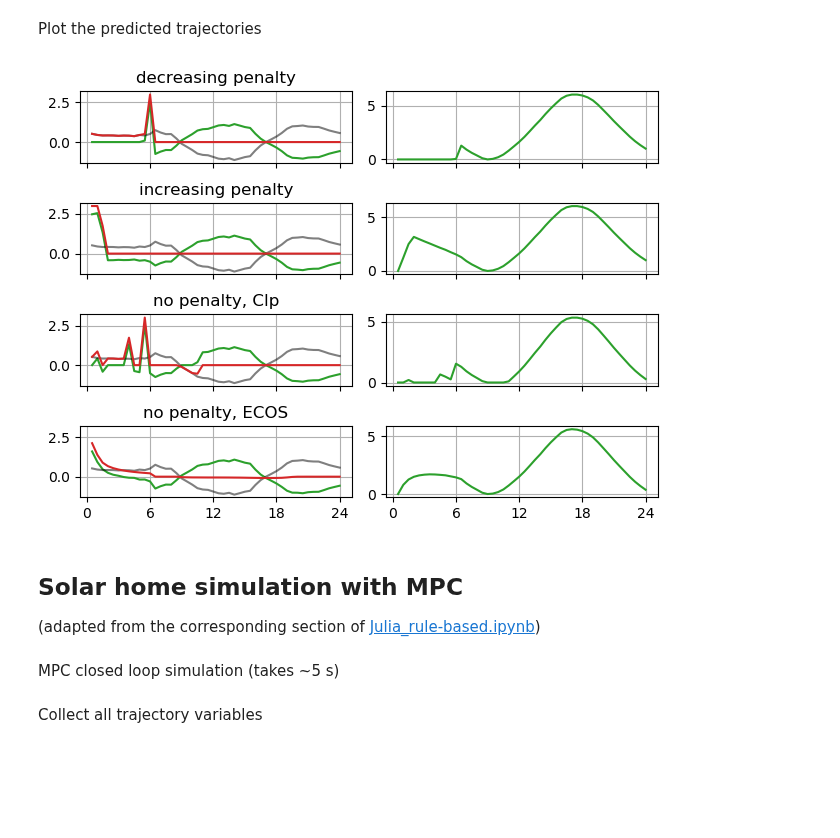
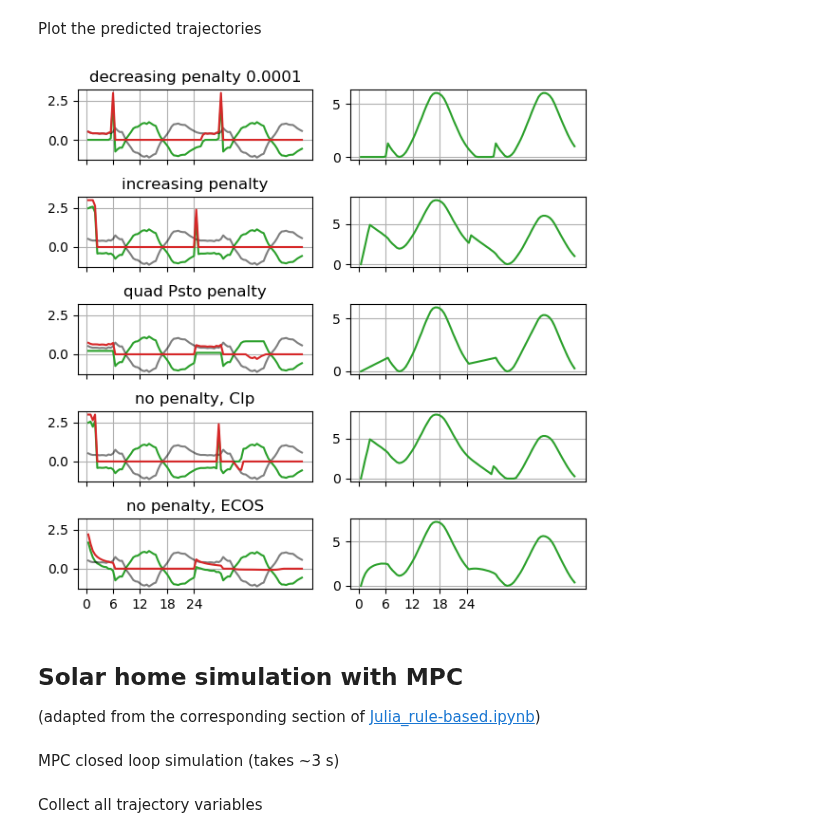
Before and after one commit to pierre-haessig/solarhome-control-bench, a Jupyter notebook: methods/julia_jump_mpc/julia_mpc.ipynb, the cells around one changed output. Saved outputs shown, nothing was run; the diff lists cells and outputs as text; code cells hidden in the pictures; blank space fills up the shorter version.

Commit message:
expand and update Julia MPC notebook with JuMP 0.21.5
expansions:
- quadratic norm penalty of Psto
- effect of penalty weight

```diff
--- a/methods/julia_jump_mpc/julia_mpc.ipynb
+++ b/methods/julia_jump_mpc/julia_mpc.ipynb
@@ -553,8 +574,16 @@ control_mpc2(1,0.)
 # %% [markdown]
 ### 2.C Validation of the control
 # %%
-H = 48
+H = 48*2
 forecast = make_daily_mean_forecast(H)
-control_mpc2_dec = make_mpc(params, dt, forecast)
-control_mpc2_inc = make_mpc(params, dt, forecast, penal_type="inc")
-control_mpc2_none = make_mpc(params, dt, forecast, penal_type="");
+
+penal_weight=1e-4
+
+# Various penalties
+control_mpc2_dec = make_mpc(params, dt, forecast, penal_weight=penal_weight)
+control_mpc2_inc = make_mpc(params, dt, forecast, penal_type="inc", penal_weight=penal_weight)
+control_mpc2_quad = make_mpc(params, dt, forecast, penal_type="quadsto", penal_weight=penal_weight, optimizer=ECOS.Optimizer);
+
+# No penalty: Clp vs ECOS
+control_mpc2_none_Clp = make_mpc(params, dt, forecast, penal_type="")
+control_mpc2_none_ECOS = make_mpc(params, dt, forecast, penal_type="", optimizer=ECOS.Optimizer);
@@ -566,31 +592,31 @@ Plot the predicted trajectories
 # %%
 E_k = 0. # Initial battery energy
 k = 1 # decision instant
 
-control_list = control_mpc2_dec, control_mpc2_inc, control_mpc2_none, control_mpc2_ecos
-title_list = ("decreasing penalty", "increasing penalty", "no penalty, Clp", "no penalty, ECOS")
+control_list = control_mpc2_dec, control_mpc2_inc, control_mpc2_quad, control_mpc2_none_Clp, control_mpc2_none_ECOS
+title_list = ("decreasing penalty $penal_weight", "increasing penalty", "quad Psto penalty", "no penalty, Clp", "no penalty, ECOS")
 
-fig, ax = plt.subplots(length(control_list),2, sharex=true)
+fig, ax = plt.subplots(length(control_list),2, figsize=(6,6), sharex=true)
 
 for (i,control_mpc2) in enumerate(control_list)
     pred_traj = control_mpc2(k, E_k, true)[4];
     tH = (1:H)*dt
     ax[i,1].plot(tH, pred_traj.P_sto, "C2")
     ax[i,1].plot(tH, pred_traj.P_load - pred_traj.P_sun, "k", alpha=0.5)
     ax[i,1].plot(tH, pred_traj.P_grid .- pred_traj.P_curt, "C3")
     ax[i,1].grid()
     ax[i,1].set_title(title_list[i])
     ax[i,1].set_ylim(-1.3,3.2)
 
     ax[i,2].plot(tH, pred_traj.E_sto[1:H], "C2");
     ax[i,2].grid()
 end
 
 ax[1,1].set_xticks([0,6,12,18,24])
 
 fig.tight_layout()
 # %% [output]
-[figure, old version]
+[figure, new version]
 # %% [markdown]
 ## Solar home simulation with MPC
 
@@ -600,7 +626,7 @@ H = 48
 forecast = make_daily_mean_forecast(H)
 control_mpc2 = make_mpc(params, dt, forecast);
 # %% [markdown]
-MPC closed loop simulation (takes ~5 s)
+MPC closed loop simulation (takes ~3 s)
 # %%
 P_sto = zeros(n)
 E_sto = zeros(n+1)
```
Also changed, not shown: parts of 42 cells of this notebook, 2 other files.
